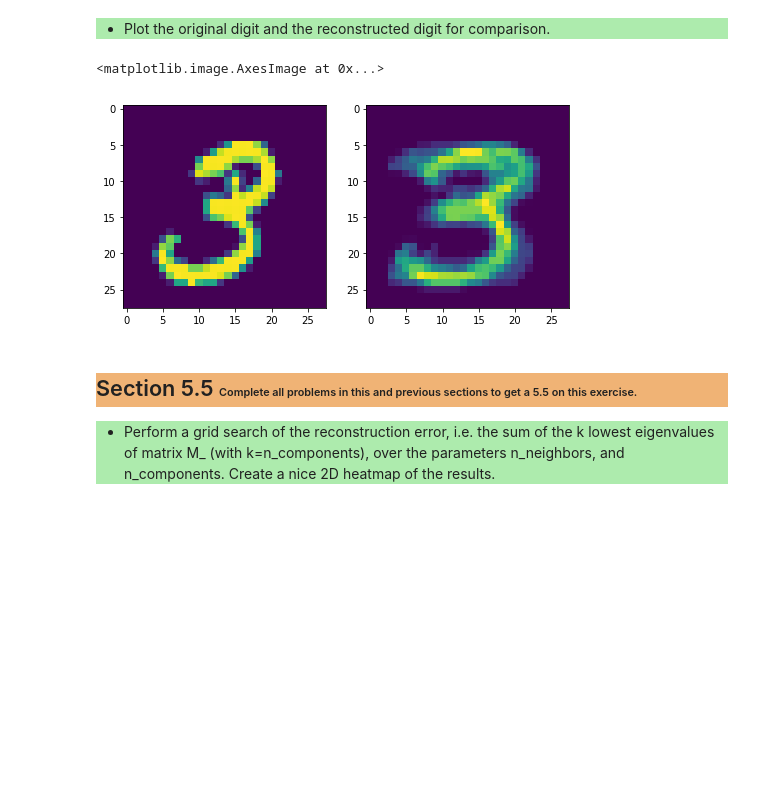
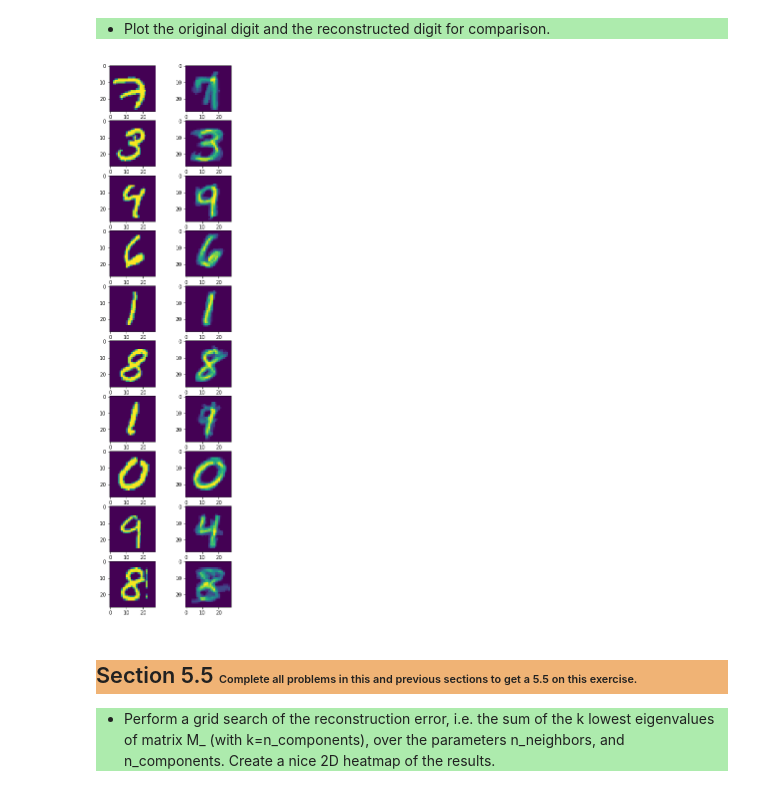
Before and after one commit to tdiggelm/eth-slt-ce-1, a Jupyter notebook: slt-ce-1.ipynb, the cells around one changed output. Cells and saved outputs as stored; diff of their text form; code cells hidden in the pictures; blank space fills up the shorter version.

```diff
--- a/slt-ce-1.ipynb
+++ b/slt-ce-1.ipynb
@@ -244,7 +252,7 @@ class LocallyLinearEmbedding(skl.base.BaseEstimator, skl.base.TransformerMixin):
 
         # get nearest neighbors indices
         # do not skip first element here (first!=self)
-        ind = self.nbrs_y.query(y, k=self.n_neighbors + 1, return_distance=False)[:, 1:]
+        ind = self.nbrs_y.query(y, k=self.n_neighbors, return_distance=False)
 
         # calculate barycenter weights w
         w = np.empty((n_samples, self.n_neighbors)) # placeholder for weights
@@ -384,5 +395,5 @@ Wall time: 43.3 s
 # %%
-input_digits = mnist.train.images[:20]
+input_digits = mnist.train.images[:10]
 embedded_digits = myLLE.transform(input_digits)
 reconstructed_digits = myLLE.inverse_transform(embedded_digits)
 # %% [markdown]
@@ -392,15 +403,16 @@ reconstructed_digits = myLLE.inverse_transform(embedded_digits)
         </li>
     </ul>
 # %%
-index = 1
-plt.figure(figsize=(8,8))
-plt.subplot(121)
-plt.imshow(input_digits[index].reshape(28,28))
-plt.subplot(122)
-plt.imshow(reconstructed_digits[index].reshape(28,28))
+# plot several (digit, reconstruction) pairs
+# left: original, right: reconstruction
+plt.figure(figsize=(5, 20))
+for i in range(10):
+    plt.subplot(10, 2, (2*i)+1)
+    plt.imshow(input_digits[i].reshape(28,28))
+    plt.subplot(10, 2, (2*i)+2)
+    plt.imshow(reconstructed_digits[i].reshape(28,28))
 # %% [output]
-<matplotlib.image.AxesImage at 0x...>
-[figure, old version]
+[figure, new version]
 # %% [markdown]
 <h2 style="background-color:#f0b375;"> Section 5.5
 <span style=font-size:50%> Complete all problems in this and previous sections to get a 5.5 on this exercise. </span>
```
Also changed, not shown: parts of 7 cells of this notebook.
